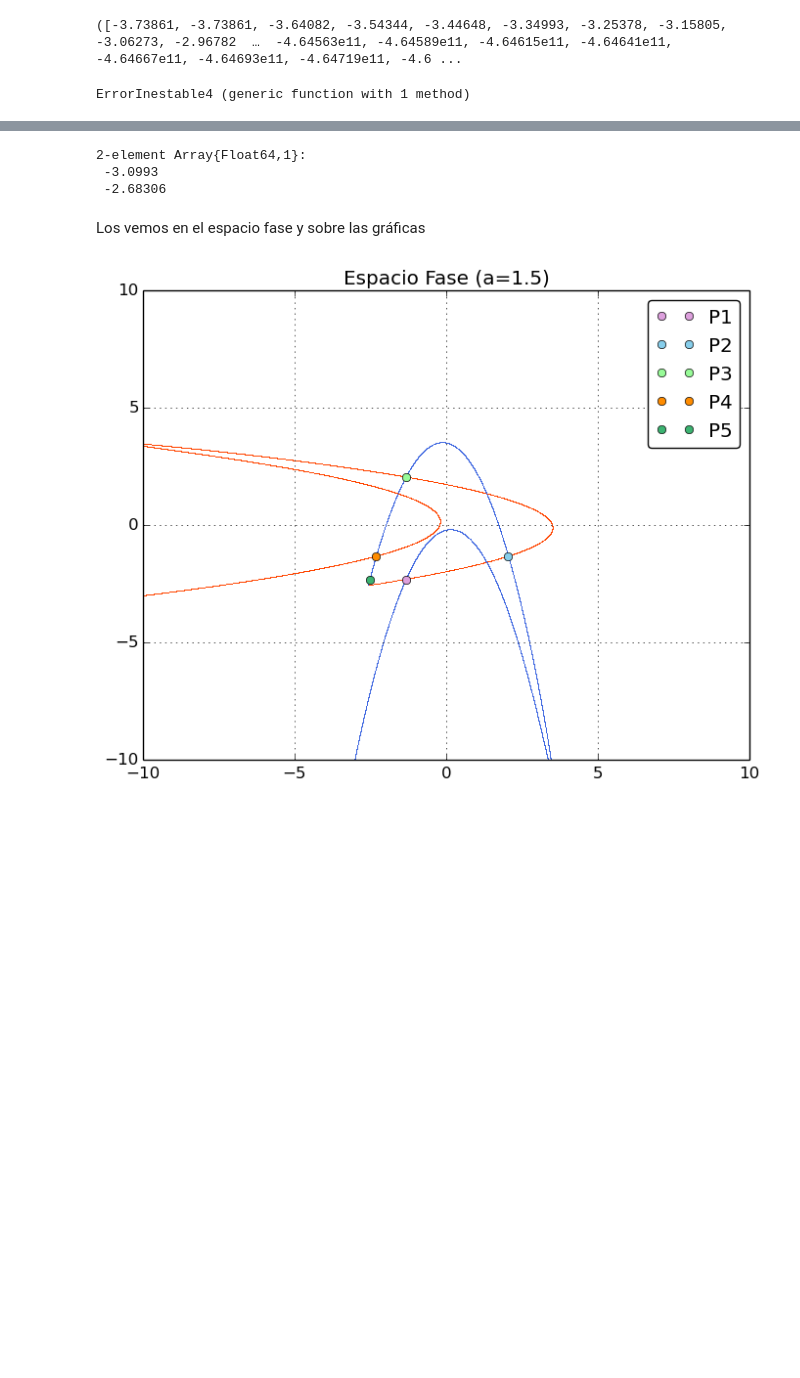
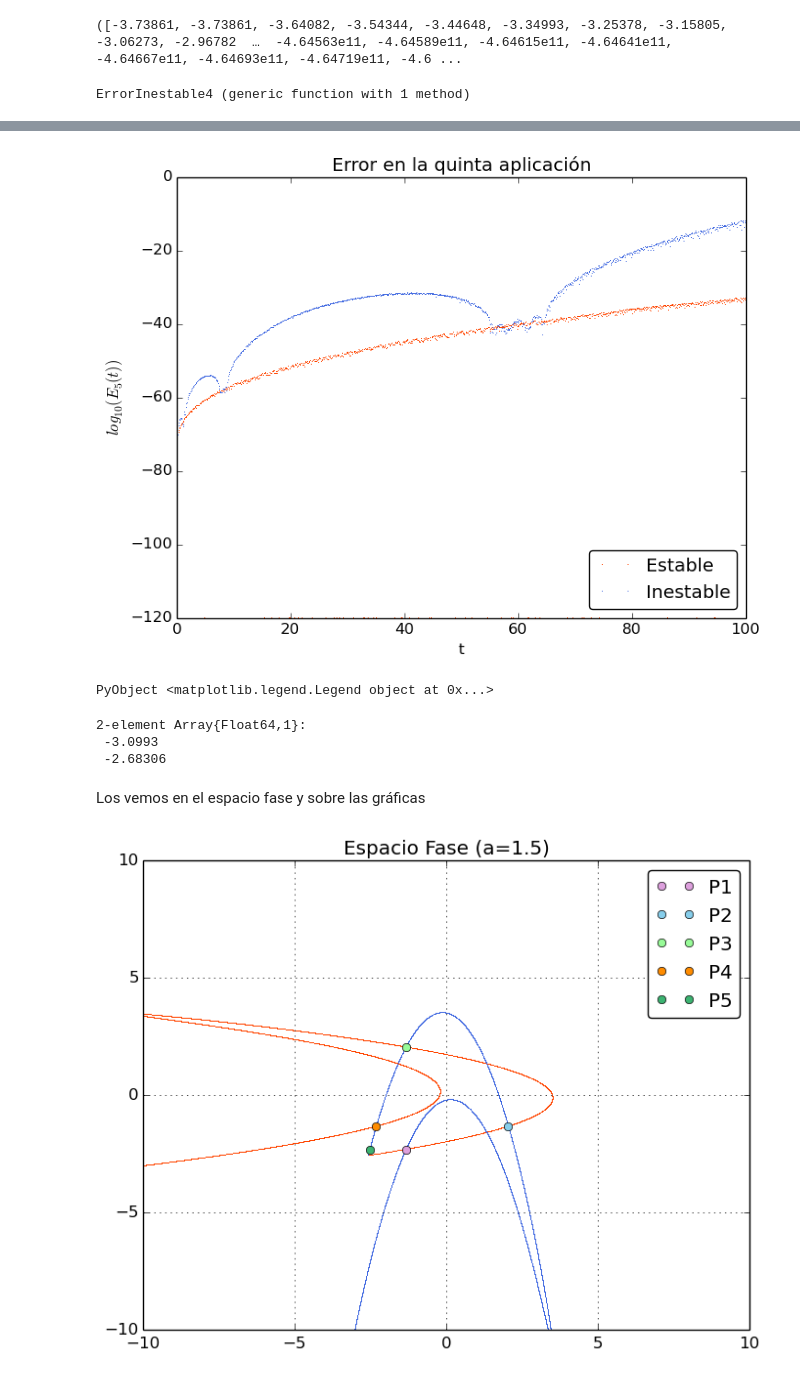
Before and after one commit to alvarezeve/Tesis-Variedades-Estables-e-inestables, a Jupyter notebook: Los conjuntos fundamentales (Hénon).ipynb, the cells around one changed output, grey strips where cells are left out. Cells and saved outputs as stored; diff of their text form; code cells hidden in the pictures; blank space fills up the shorter version.

```diff
--- a/Los conjuntos fundamentales (Hénon).ipynb
+++ b/Los conjuntos fundamentales (Hénon).ipynb
@@ -478,32 +484,35 @@ ErrorInestable4(t)=ff(t)-henon2(W4_i(t)[1],W4_i(t)[2])
 # %%
 #Error de la tercera aplicación
 ValorEstable4=BigFloat[]
 TiempoE4=BigFloat[]
 for t =0:0.1:100
     x=ErrorEstable4(t)
     norma=norm(x,Inf)+1e-120
     push!(ValorEstable4,norma)
     push!(TiempoE4,t)
 end
 
 
 ValorInestable4=BigFloat[]
 TiempoI4=BigFloat[]
 for t =0:0.1:100
     x=ErrorInestable4(t)
     norma=norm(x,Inf)+1e-120
     push!(ValorInestable4,norma)
     push!(TiempoI4,t)
 end
 
 
 
-plot(TiempoE4,log10.(ValorEstable4),marker="None",label="Estable" ,color="orangered")
-plot(TiempoI4,log10.(ValorInestable4),marker="None",label="Inestable",color="royalblue" )
-title("Error en la cuarta aplicación")
+plot(TiempoE4,log10.(ValorEstable4),marker=",",linestyle="None",label="Estable" ,color="orangered")
+plot(TiempoI4,log10.(ValorInestable4),marker=",",linestyle="None",label="Inestable",color="royalblue" )
+title("Error en la quinta aplicación")
 xlabel("t")
 ylabel(L"log_{10}(E_{5}(t))")
 legend(loc="lower right",fancybox="true" )
+# %% [output]
+[figure, added]
+PyObject <matplotlib.legend.Legend object at 0x...>
 # %%
 W6_e=henon1(W5_e[1],W5_e[2])
 W6_i=henon2(W5_i[1],W5_i[2])
```
Also changed, not shown: parts of 8 cells of this notebook, 18 other files.
